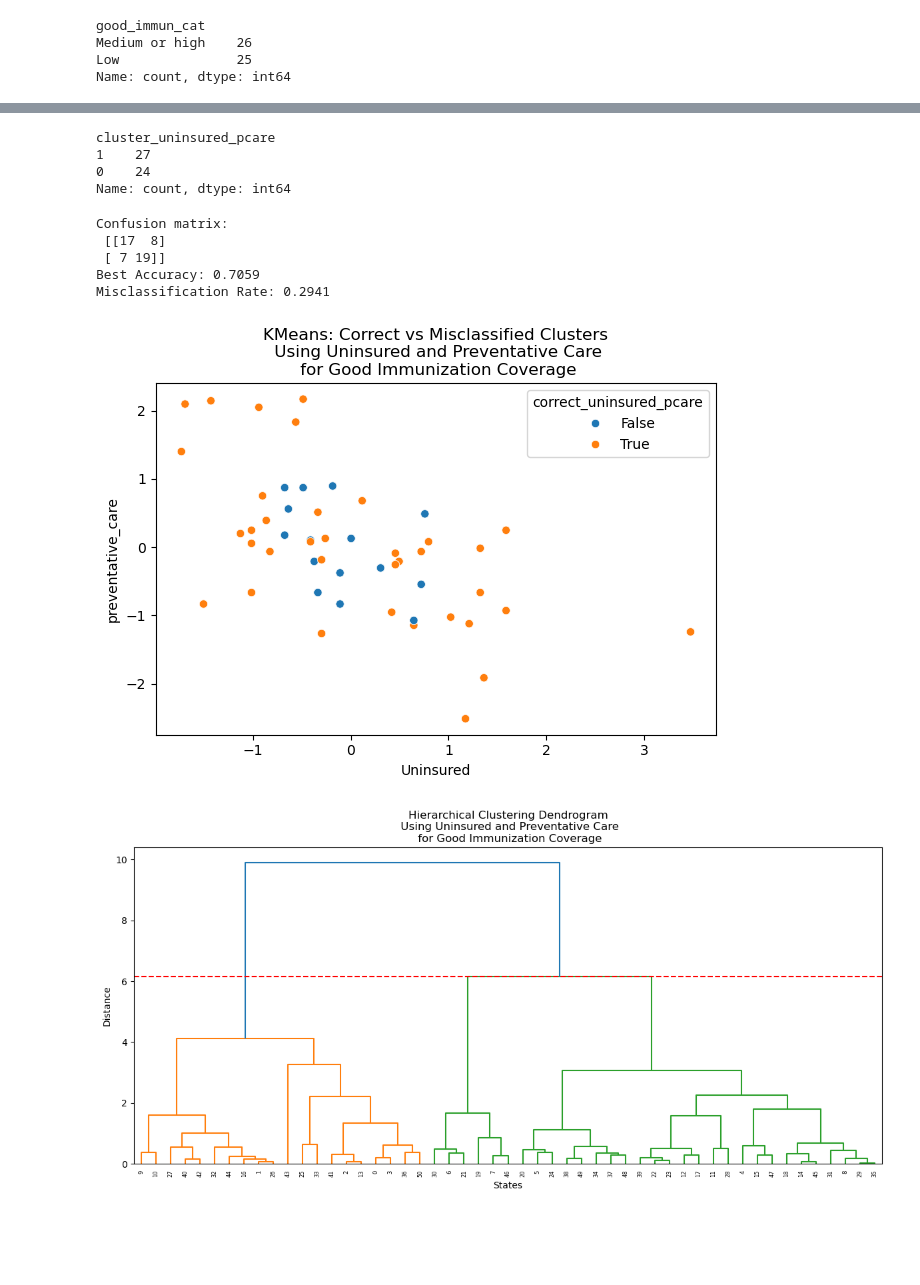
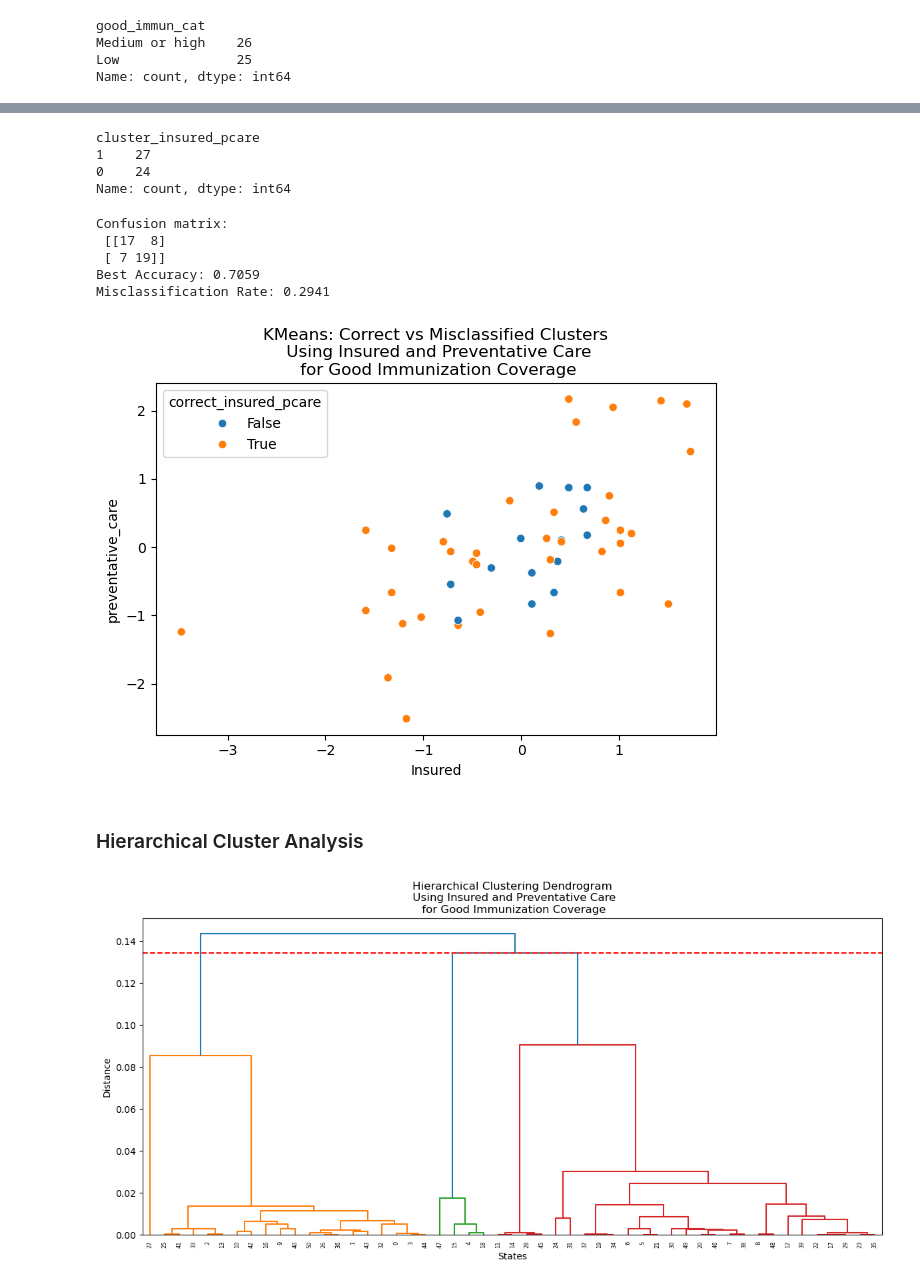
Before and after one commit to vt-art/NSCH-Machine-Learning-Project, a Jupyter notebook: code/3_NSCH_AHR_Cluster_Analysis.ipynb, the cells around one changed output, grey strips where cells are left out. Cells and saved outputs as stored; diff of their text form; code cells hidden in the pictures; blank space fills up the shorter version.

```diff
--- a/code/3_NSCH_AHR_Cluster_Analysis.ipynb
+++ b/code/3_NSCH_AHR_Cluster_Analysis.ipynb
@@ -233,0 +189,3 @@ plt.show()
+# %%
+#Subset the data to the features for insured and preventative care
+df_cluster2 = df_cluster[['Insured', 'preventative_care']]
@@ -234,6 +262,4 @@ plt.show()
 # %%
-df_cluster2 = df_cluster[['Uninsured', 'preventative_care']]
-
 color_map1 = {
     'Low': 'blue',
     'Medium or high': 'orange'
@@ -241,6 +267,7 @@ color_map1 = {
 
 plt.figure(figsize=(22,84))
 
+#Run K-Means with two clusters. Show the interations of the clustering
 m=11
 for i in range(1,m):
     km=KMeans(n_clusters=2, max_iter=2*i-1,init='random', n_init=1, random_state=101)
@@ -248,26 +275,26 @@ for i in range(1,m):
     labels=km.labels_
     centers=km.cluster_centers_
     plt.subplot(m,2,i+1)
-    plt.scatter(df_cluster['Uninsured'],df_cluster['preventative_care'],
+    plt.scatter(df_cluster['Insured'],df_cluster['preventative_care'],
                 c=labels, cmap='coolwarm')
     plt.scatter(x=centers[:,0],y=centers[:,1],color='r', marker='v',s=82)
     plt.title("# of Iterations {}".format(i), fontsize=18)
     #Output the cluster designation
     if i==(m-1):
-       df_state_std['cluster_uninsured_pcare'] = km.fit_predict(df_cluster2)
+       df_state_std['cluster_insured_pcare'] = km.fit_predict(df_cluster2)
 
 plt.subplot(m,2,1)
-plt.scatter(df_cluster['Uninsured'],df_cluster['preventative_care'],
+plt.scatter(df_cluster['Insured'],df_cluster['preventative_care'],
             c=df_cluster['good_immun_cat'].map(color_map1), cmap='coolwarm')
 plt.title("Original",fontsize=18)
 
 plt.subplot(m,2,m+1)
-plt.scatter(df_cluster['Uninsured'],df_cluster['preventative_care'],
+plt.scatter(df_cluster['Insured'],df_cluster['preventative_care'],
             c=df_cluster['good_immun_cat'].map(color_map1), cmap='coolwarm')
 plt.title("Original Data",fontsize=18)
 
 # Save the plot
 plt.tight_layout()
-plt.savefig('Q2_uninsured_pcare_good_immun_kmeans.png', dpi=300)
+plt.savefig('Q2_insured_pcare_good_immun_kmeans.png', dpi=300)
 plt.show()
 # %% [output]
@@ -275,7 +302,7 @@ plt.show()
 # %%
-df_state_std['cluster_uninsured_pcare'].value_counts()
+df_state_std['cluster_insured_pcare'].value_counts()
 # %% [output]
-cluster_uninsured_pcare
+cluster_insured_pcare
 1    27
 0    24
 Name: count, dtype: int64
@@ -288,7 +315,7 @@ value_map = {
 }
 
 true_labels = df_state_std['good_immun_cat'].map(value_map)
-cluster_labels = df_state_std['cluster_uninsured_pcare']
+cluster_labels = df_state_std['cluster_insured_pcare']
 
 #Confusion matrix
 cm = confusion_matrix(true_labels, cluster_labels)
@@ -312,12 +339,12 @@ print(f"Best Accuracy: {best_accuracy:.4f}")
 print(f"Misclassification Rate: {misclassification_rate:.4f}")
 
 #Mark correct classifications
-df_state_std['correct_uninsured_pcare'] = (true_labels == best_labels)
+df_state_std['correct_insured_pcare'] = (true_labels == best_labels)
 
-sns.scatterplot(data=df_state_std, x='Uninsured', y='preventative_care', hue='correct_uninsured_pcare')
-plt.title('KMeans: Correct vs Misclassified Clusters\n Using Uninsured and Preventative Care\n for Good Immunization Coverage')
+sns.scatterplot(data=df_state_std, x='Insured', y='preventative_care', hue='correct_insured_pcare')
+plt.title('KMeans: Correct vs Misclassified Clusters\n Using Insured and Preventative Care\n for Good Immunization Coverage')
 plt.tight_layout()
-plt.savefig('Q2_uninsured_pcare_good_immun_kmeans_correct.png', dpi=300)
+plt.savefig('Q2_insured_pcare_good_immun_kmeans_correct.png', dpi=300)
 plt.show()
 # %% [output]
 Confusion matrix:
@@ -325,32 +352,34 @@ Confusion matrix:
  [ 7 19]]
 Best Accuracy: 0.7059
 Misclassification Rate: 0.2941
-[figure, old version]
+[figure, new version]
+# %% [markdown]
+### Hierarchical Cluster Analysis
 # %%
-#Retry using a hierarchical clustering model
-hc = AgglomerativeClustering(n_clusters=2, linkage='ward')
+#Retry using a hierarchical clustering model. You do not need to specify the number of clusters
+hc = AgglomerativeClustering(metric='cosine', linkage = 'average')
 cluster_labels = hc.fit_predict(df_cluster2)
 
 #Assign the resulting cluster labels to the original dataframe
-df_state_std['cluster_hc_uninsured_pcare'] = cluster_labels
+df_state_std['cluster_hc_insured_pcare'] = cluster_labels
 # %%
 plt.figure(figsize=(12, 6))
-#Compute the linkage matrix using ward method
-Z = sch.linkage(df_cluster2, method='ward')
+#Compute the linkage matrix using average method with cosine
+Z = sch.linkage(df_cluster2, metric='cosine')
 dendrogram = sch.dendrogram(Z)
 #Add a line at 2 clusters
 plt.axhline(y=Z[-2, 2], c='red', linestyle='--', label='Cut for 2 clusters')
-plt.title('Hierarchical Clustering Dendrogram\n Using Uninsured and Preventative Care\n for Good Immunization Coverage')
+plt.title('Hierarchical Clustering Dendrogram\n Using Insured and Preventative Care\n for Good Immunization Coverage')
 plt.xlabel('States')
 plt.ylabel('Distance')
 plt.tight_layout()
-plt.savefig('Q2_uninsured_pcare_good_immun_dendrogram.png', dpi=300)
+plt.savefig('Q2_insured_pcare_good_immun_dendrogram.png', dpi=300)
 plt.show()
 
 
 #By default, fcluster() returns labels 1 and 2, rather than 0 and 1.
 #Recode to 0/1 by subtracting 1
-df_state_std['cluster_2_hc_uninsured_pcare'] = fcluster(Z, t=2, criterion='maxclust') - 1
+df_state_std['cluster_2_hc_insured_pcare'] = fcluster(Z, t=2, criterion='maxclust') - 1
 # %% [output]
-[figure, old version]
+[figure, new version]
 # %%
```
Also changed, not shown: parts of 21 cells of this notebook.
